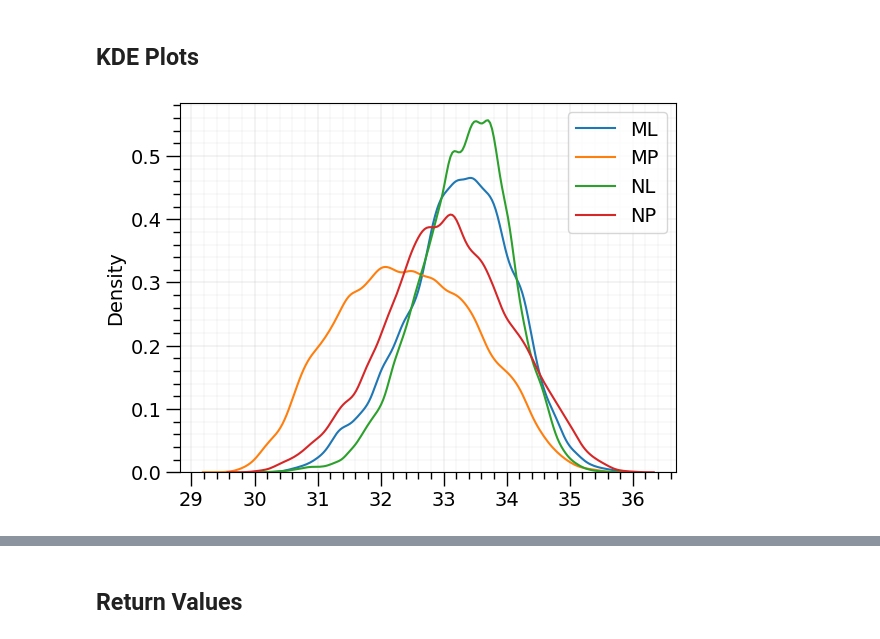
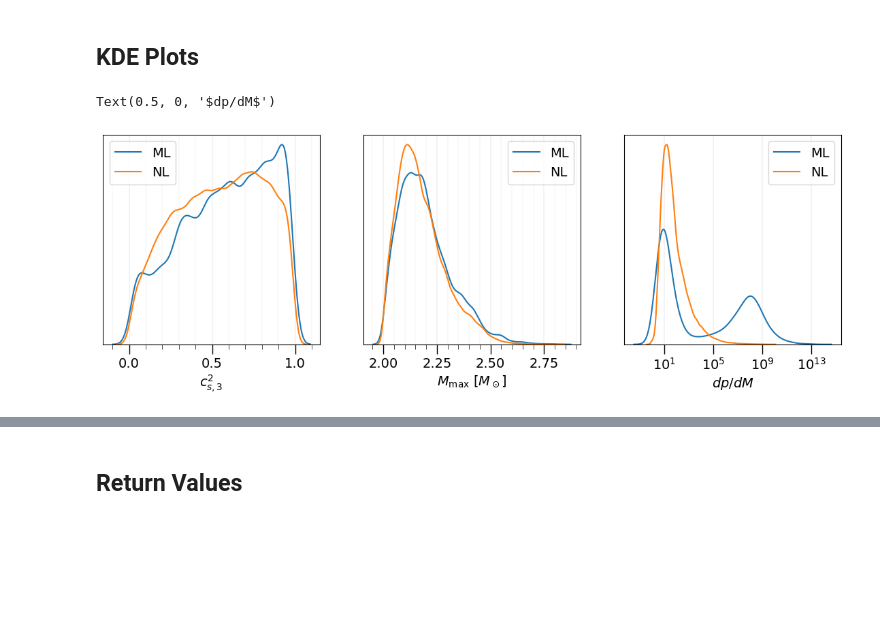
Before and after one commit to awsteiner/bamr, a Jupyter notebook: out/bamr_plots.ipynb, the cells around one changed output, grey strips where cells are left out. Cells and saved outputs as stored; diff of their text form; code cells hidden in the pictures; blank space fills up the shorter version.

```diff
--- a/out/bamr_plots.ipynb
+++ b/out/bamr_plots.ipynb
@@ -362,23 +362,50 @@ sns.kdeplot(a2_np, ax=ax[3])
 # %% [markdown]
 ## KDE Plots
+# %%
+csq_ml = np.array(h5py.File('ml_59','r')['markov_chain_0']['data']['csq3'])
+csq_nl = np.array(h5py.File('nl_50','r')['markov_chain_0']['data']['csq3'])
+mmax_ml = np.array(h5py.File('ml_59','r')['markov_chain_0']['data']['M_max'])
+mmax_nl = np.array(h5py.File('nl_50','r')['markov_chain_0']['data']['M_max'])
+dpdm_ml = np.array(h5py.File('ml_59','r')['markov_chain_0']['data']['dpdM'])
+dpdm_nl = np.array(h5py.File('nl_50','r')['markov_chain_0']['data']['dpdM'])
+
+fig, ax = plt.subplots(1, 3, figsize=(14,4))
+sns.kdeplot(csq_ml, ax=ax[0],  label='ML')
+sns.kdeplot(csq_nl, ax=ax[0],  label='NL')
+sns.kdeplot(mmax_ml, ax=ax[1], label='ML')
+sns.kdeplot(mmax_nl, ax=ax[1], label='NL')
+sns.kdeplot(dpdm_ml, ax=ax[2], label='ML', log_scale=True)
+sns.kdeplot(dpdm_nl, ax=ax[2], label='NL', log_scale=True)
+for i in range(3):
+    ax[i].minorticks_on()
+    ax[i].tick_params('both', which='major', length=10, width=1.0)
+    ax[i].tick_params('both', which='minor', length=5,  width=0.5)
+    ax[i].grid(which='major', linewidth=0.2, visible=True)
+    ax[i].grid(which='minor', linewidth=0.1, visible=True)
+    ax[i].yaxis.set_visible(False)
+    ax[i].legend()
+ax[0].set_xlabel('$c_{s,3}^2$')
+ax[1].set_xlabel('$M_\mathrm{max}~[M_\odot]$')
+ax[2].set_xlabel('$dp/dM$')
+# %% [output]
+Text(0.5, 0, '$dp/dM$')
+[figure, added]
 # %%
-a_ml = np.array(h5py.File('ml_59','r')['markov_chain_0']['data']['param_S'])
-a_mp = np.array(h5py.File('mp_51','r')['markov_chain_0']['data']['param_S'])
-a_nl = np.array(h5py.File('nl_50','r')['markov_chain_0']['data']['param_S'])
-a_np = np.array(h5py.File('np_50','r')['markov_chain_0']['data']['param_S'])
-sns.kdeplot(a_ml, label='ML')
-sns.kdeplot(a_mp, label='MP')
-sns.kdeplot(a_nl, label='NL')
-sns.kdeplot(a_np, label='NP')
-plt.minorticks_on()
-plt.tick_params('both', length=10, width=1, which='major')
-plt.tick_params('both', length=5, width=1, which='minor')
-plt.grid(which='major', linewidth=0.2, visible=True)
-plt.grid(which='minor', linewidth=0.1, visible=True)
-plt.legend()
-plt.show()
+#a_ml = np.array(h5py.File('ml_59','r')['markov_chain_0']['data']['param_S'])
+#a_mp = np.array(h5py.File('mp_51','r')['markov_chain_0']['data']['param_S'])
+#a_nl = np.array(h5py.File('nl_50','r')['markov_chain_0']['data']['param_S'])
+#a_np = np.array(h5py.File('np_50','r')['markov_chain_0']['data']['param_S'])
+#sns.kdeplot(a_ml, label='ML')
+#sns.kdeplot(a_nl, label='NL')
+#sns.kdeplot(a_mp, label='MP')
+#sns.kdeplot(a_np, label='NP')
+#plt.minorticks_on()
+#plt.tick_params('both', length=10, width=1, which='major')
+#plt.tick_params('both', length=5, width=1, which='minor')
+#plt.grid(which='major', linewidth=0.2, visible=True)
+#plt.grid(which='minor', linewidth=0.1, visible=True)
+#plt.legend()
+#plt.show()
-# %% [output]
-[figure, removed]
 # %%
 csq1_ml = np.array(h5py.File('ml_59','r')['markov_chain_0']['data']['csq1'])
 csq2_ml = np.array(h5py.File('ml_59','r')['markov_chain_0']['data']['csq2'])
```
Also changed, not shown: parts of 10 cells of this notebook.
